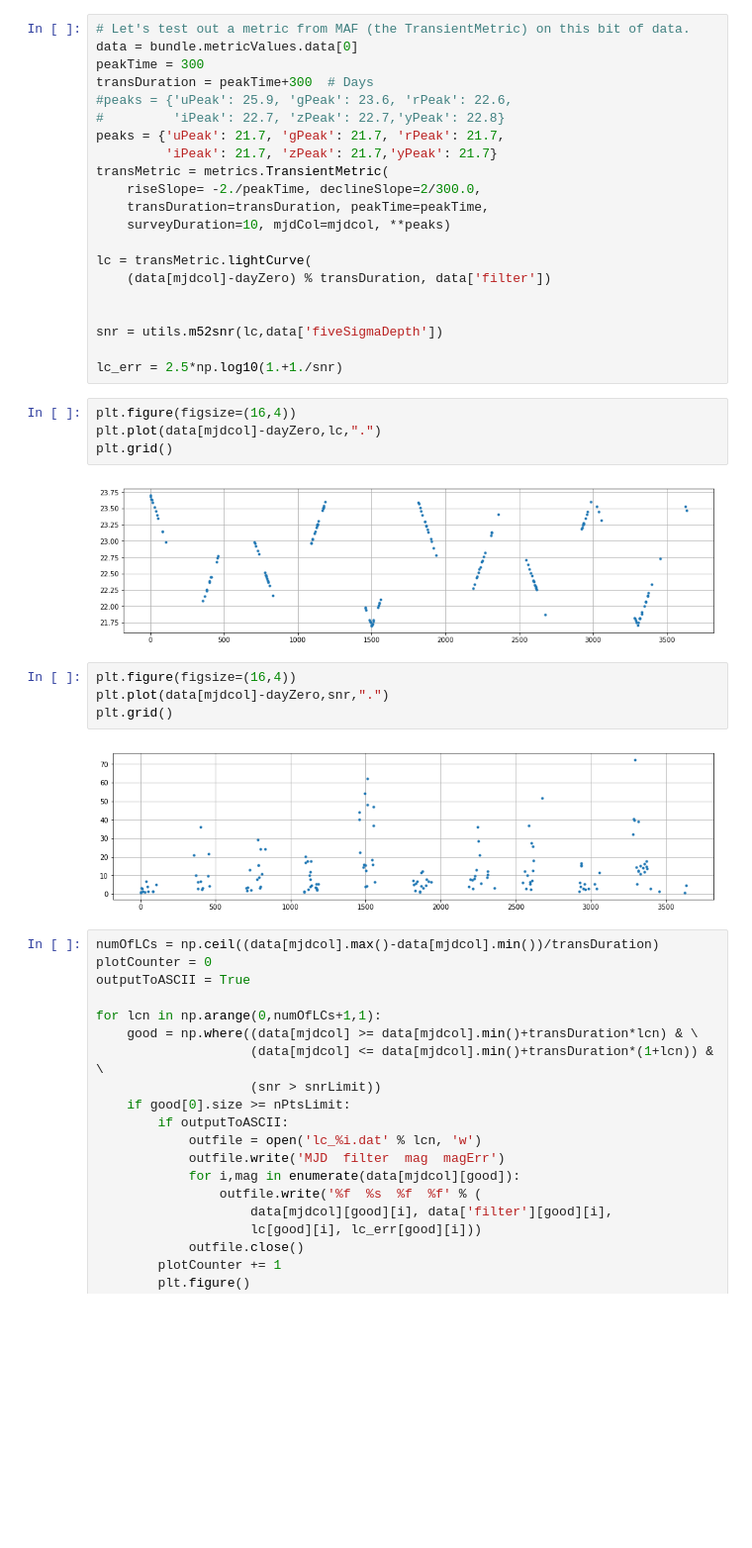
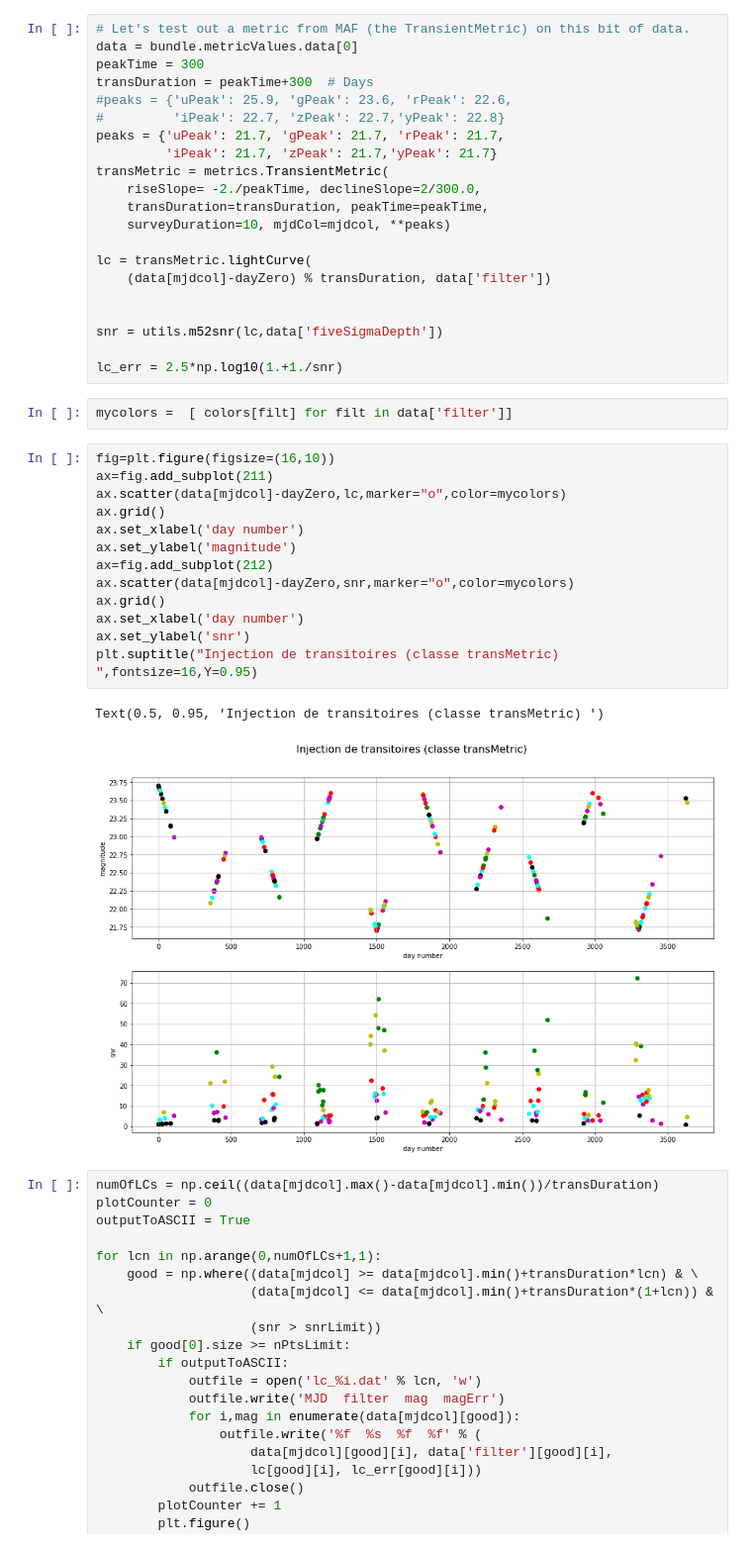
Before and after one commit to sylvielsstfr/MyCadence, a Jupyter notebook: LightCurves/PullLightCurves.ipynb, the cells around one changed output. Shown: that part at 99% size. Cells and saved outputs as stored; diff of their text form; blank space fills up the shorter version.

```diff
--- a/LightCurves/PullLightCurves.ipynb
+++ b/LightCurves/PullLightCurves.ipynb
@@ -198,18 +198,24 @@ lc = transMetric.lightCurve(
 snr = utils.m52snr(lc,data['fiveSigmaDepth'])
 
 lc_err = 2.5*np.log10(1.+1./snr)
-# %%
-plt.figure(figsize=(16,4))
-plt.plot(data[mjdcol]-dayZero,lc,".")
-plt.grid()
-# %% [output]
-[figure, removed]
-# %%
-plt.figure(figsize=(16,4))
-plt.plot(data[mjdcol]-dayZero,snr,".")
-plt.grid()
-# %% [output]
-[figure, removed]
+# %%
+mycolors =  [ colors[filt] for filt in data['filter']]
+# %%
+fig=plt.figure(figsize=(16,10))
+ax=fig.add_subplot(211)
+ax.scatter(data[mjdcol]-dayZero,lc,marker="o",color=mycolors)
+ax.grid()
+ax.set_xlabel('day number')
+ax.set_ylabel('magnitude')
+ax=fig.add_subplot(212)
+ax.scatter(data[mjdcol]-dayZero,snr,marker="o",color=mycolors)
+ax.grid()
+ax.set_xlabel('day number')
+ax.set_ylabel('snr')
+plt.suptitle("Injection de transitoires (classe transMetric) ",fontsize=16,Y=0.95)
+# %% [output]
+Text(0.5, 0.95, 'Injection de transitoires (classe transMetric) ')
+[figure, added]
 # %%
 numOfLCs = np.ceil((data[mjdcol].max()-data[mjdcol].min())/transDuration)
 plotCounter = 0
```
Also changed, not shown: parts of 11 cells of this notebook, 5 other files.
